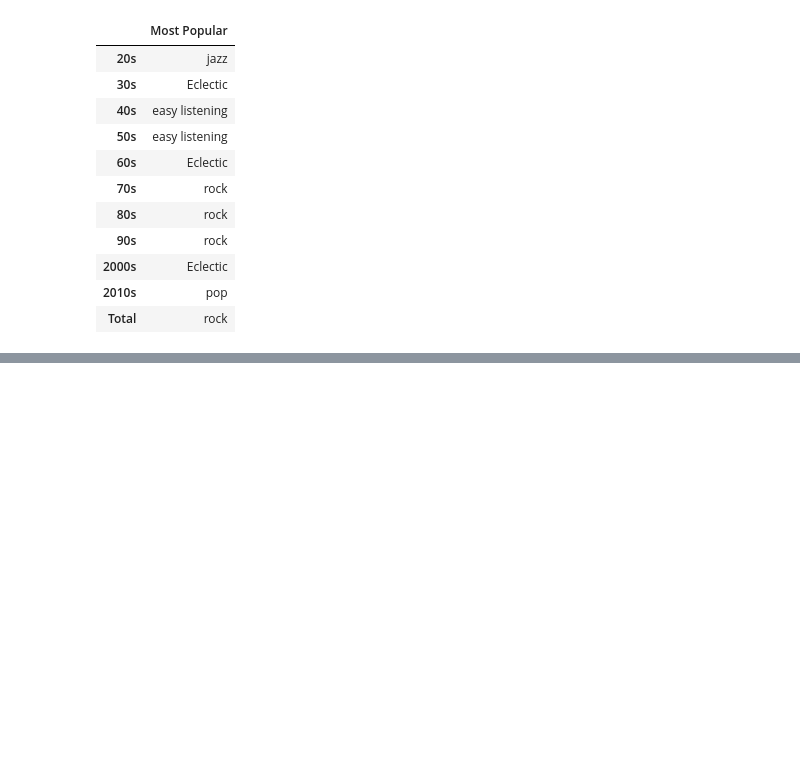
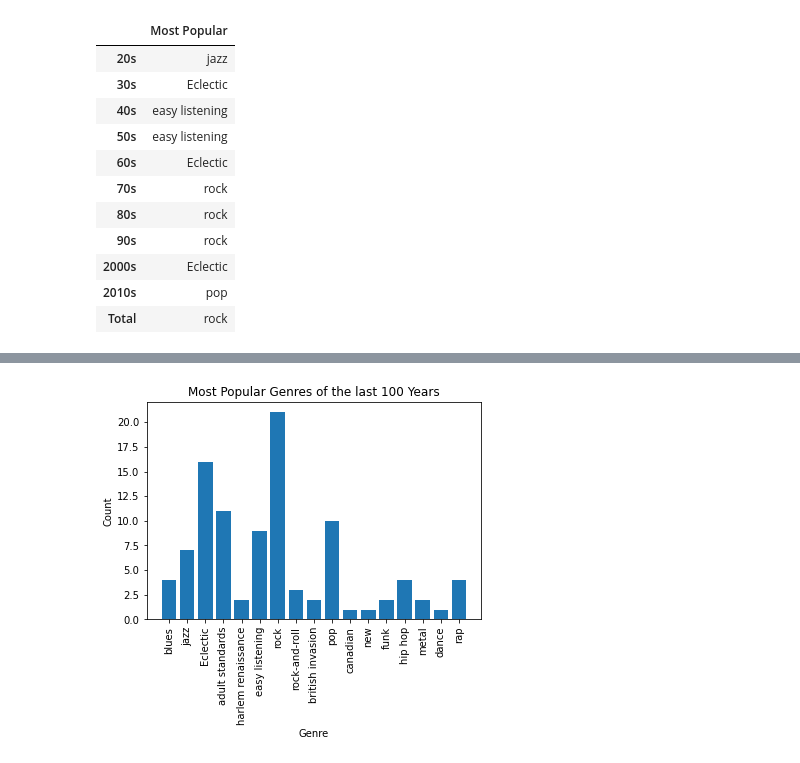
Before and after one commit to GND95/Project_1, a Jupyter notebook: genre.ipynb, the cells around one changed output, grey strips where cells are left out. Cells and saved outputs as stored; diff of their text form; code cells hidden in the pictures; blank space fills up the shorter version.

```diff
--- a/genre.ipynb
+++ b/genre.ipynb
@@ -425,0 +443,9 @@ The most popular genre from the last 100 years is rock.
+# %%
+plt.bar(genreNames, genreCounts, alpha=1, align="center")
+plt.xticks(rotation=90) #rotate the names of the drugs 90 degrees so the text does not run together
+plt.title("Most Popular Genres of the last 100 Years")
+plt.xlabel("Genre")
+plt.ylabel("Count")
+plt.show()
+# %% [output]
+[figure, added]
```
Also changed, not shown: parts of 1 cell of this notebook.
